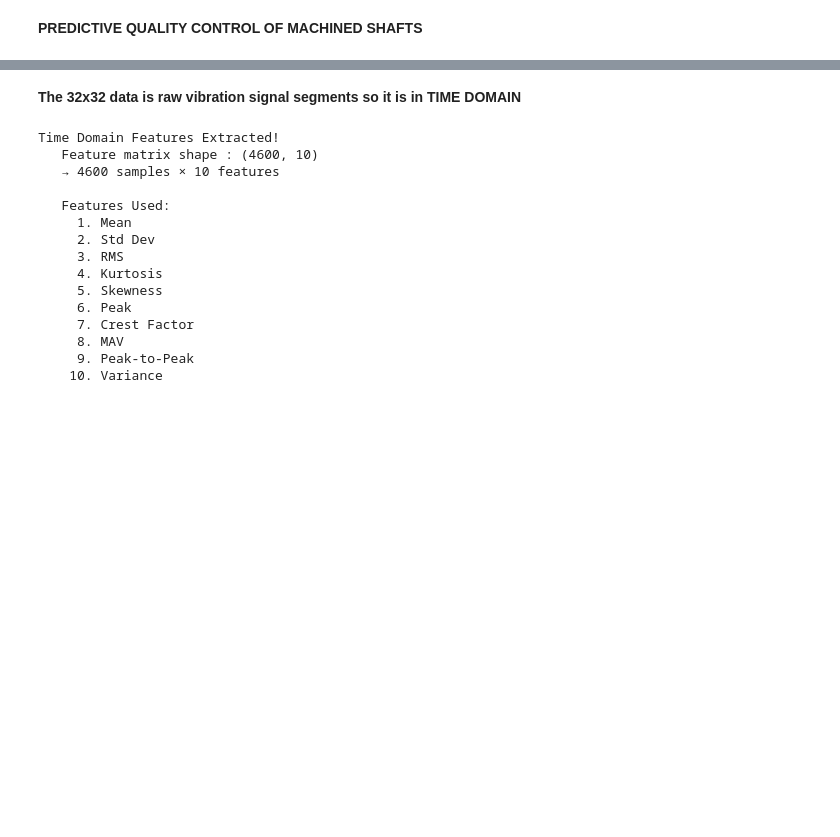
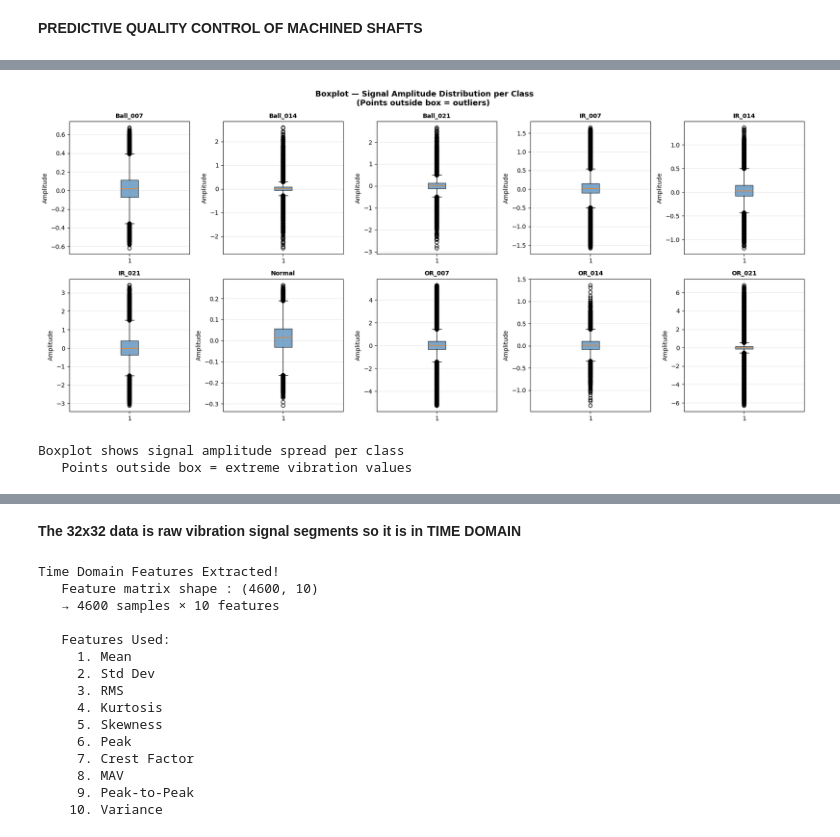
Before and after one commit to mahmed-maker/Predictive-Quality-Control-of-Machined-Shafts, a Jupyter notebook: CAPSTONE_PROJECT.ipynb, the cells around one changed output, grey strips where cells are left out. Saved outputs shown, nothing was run; the diff lists cells and outputs as text; code cells hidden in the pictures; blank space fills up the shorter version.

```diff
--- a/CAPSTONE_PROJECT.ipynb
+++ b/CAPSTONE_PROJECT.ipynb
@@ -112,0 +165,18 @@ Saving CWRU_48k_load_1_CNN_data.npz to CWRU_48k_load_1_CNN_data (1).npz
+# %%
+print("EDA — STATISTICAL ANALYSIS")
+
+# Overall signal statistics
+print("\n  Signal Statistics:")
+print(f"   Min value  : {X.min():.4f}")
+print(f"   Max value  : {X.max():.4f}")
+print(f"   Mean value : {X.mean():.4f}")
+print(f"   Std value  : {X.std():.4f}")
+
+# Per class statistics
+print("\n  Per Class Signal Energy (RMS):")
+print(f"   {'Class':12s} | {'Mean RMS':10s} | {'Max RMS':10s}")
+print(f"   {'-'*38}")
+for cls in classes:
+    idx       = np.where(y == cls)[0]
+    class_rms = np.sqrt(np.mean(X[idx]**2, axis=1))
+    print(f"   {cls:12s} | {class_rms.mean():.6f} | {class_rms.max():.6f}")
@@ -112,0 +201,24 @@ Saving CWRU_48k_load_1_CNN_data.npz to CWRU_48k_load_1_CNN_data (1).npz
+# %%
+# Boxplot of signal amplitude per class
+fig, axes = plt.subplots(2, 5, figsize=(18, 8))
+
+for ax, cls in zip(axes.flatten(), classes):
+    idx        = np.where(y == cls)[0]
+    class_data = X[idx].flatten()
+    ax.boxplot(class_data, patch_artist=True,
+               boxprops=dict(facecolor='steelblue', alpha=0.7))
+    ax.set_title(cls, fontsize=10, fontweight='bold')
+    ax.set_ylabel('Amplitude')
+    ax.grid(alpha=0.3)
+
+plt.suptitle(' Boxplot — Signal Amplitude Distribution per Class\n(Points outside box = outliers)',
+             fontsize=13, fontweight='bold')
+plt.tight_layout()
+plt.show()
+
+print("Boxplot shows signal amplitude spread per class")
+print("   Points outside box = extreme vibration values")
+# %% [output]
+[figure, added]
+Boxplot shows signal amplitude spread per class
+   Points outside box = extreme vibration values
```
Also changed, not shown: parts of 6 cells of this notebook.
